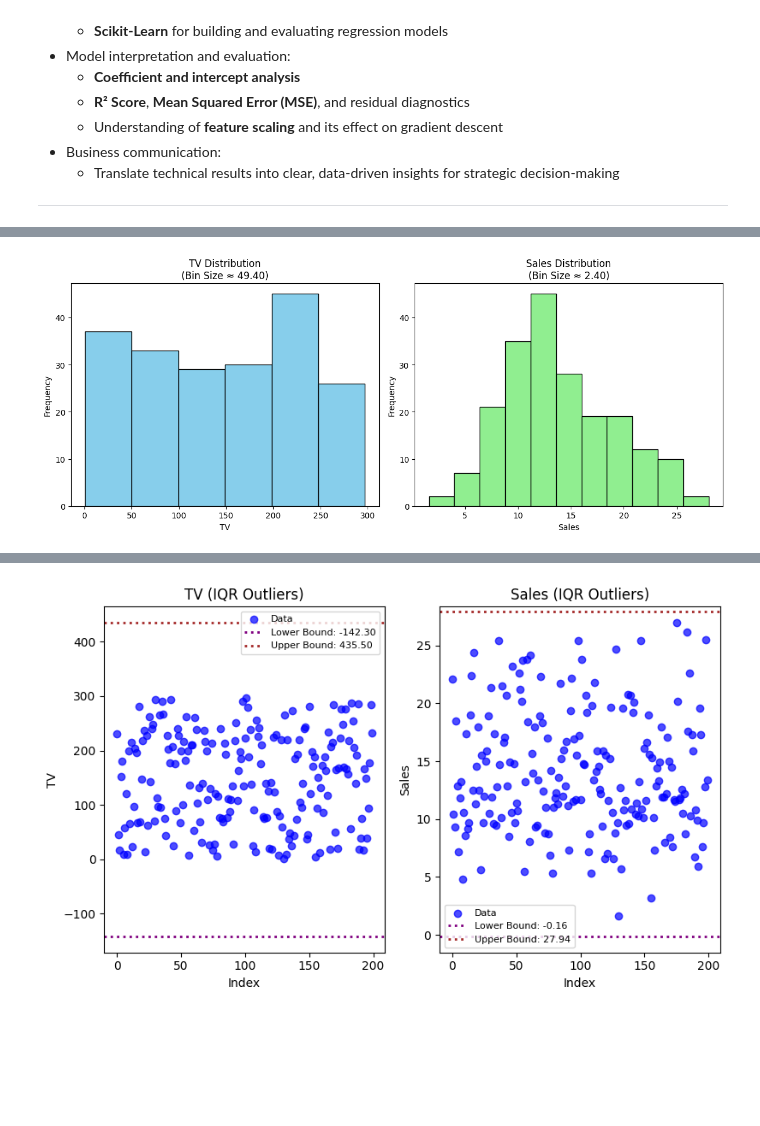
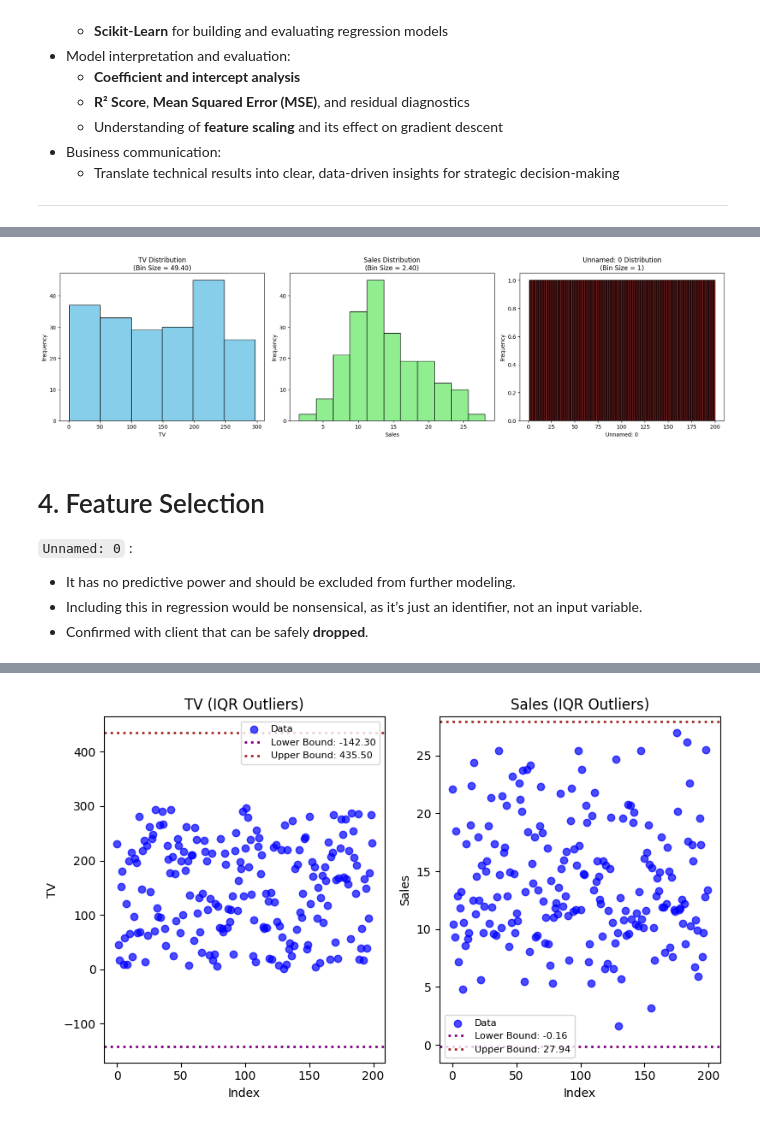
Before and after one commit to alextianyf/LinearRegression-CaseStudy-Spend-Sale-Prediction, a Jupyter notebook: notebooks/01-Simple-LinearRegression.ipynb, the cells around one changed output, grey strips where cells are left out. Saved outputs shown, nothing was run; the diff lists cells and outputs as text; code cells hidden in the pictures; blank space fills up the shorter version.

Commit message:
feature selection

```diff
--- a/notebooks/01-Simple-LinearRegression.ipynb
+++ b/notebooks/01-Simple-LinearRegression.ipynb
@@ -74,8 +74,6 @@ from sklearn.linear_model import LinearRegression
 | `TV`           | TV advertising spending. Unit: **thousands of dollars**.                                      |
 | `Sales`        | Product sales quantity at the corresponding advertising budget. Unit: **thousands of units** *(not dollars)*. |
 # %%
-df = pd.read_csv('Advertising_simple.csv')
-# drop feature 'Unnamed:0'
-df = df.drop(['Unnamed: 0'], axis=1)
+df = pd.read_csv('../data/Advertising_simple.csv')
 df
 # %% [output]
@@ -107,36 +121,47 @@ df.describe().transpose()
 # %%
 # Freedman–Diaconis rule function (returns bin edges and bin size)
 def compute_bin_edges(data):
     q25, q75 = np.percentile(data, [25, 75])
     iqr = q75 - q25
     bin_width = 2 * iqr / (len(data) ** (1/3))
     if bin_width == 0:  # fallback
         bin_width = (data.max() - data.min()) / 10
     bins = np.arange(data.min(), data.max() + bin_width, bin_width)
     return bins, bin_width
 
 # Compute bin edges and size
 tv_bins, tv_bin_width = compute_bin_edges(df['TV'])
 sales_bins, sales_bin_width = compute_bin_edges(df['Sales'])
 
 # Plot
-plt.figure(figsize=(12, 5))
+plt.figure(figsize=(18, 5))
 
-# 2. Histogram: TV
-plt.subplot(1, 2, 1)
+plt.subplot(1, 3, 1)
 plt.hist(df['TV'], bins=tv_bins, color='skyblue', edgecolor='black')
 plt.xlabel("TV")
 plt.ylabel("Frequency")
 plt.title(f"TV Distribution\n(Bin Size ≈ {tv_bin_width:.2f})")
 
-# 3. Histogram: Sales
-plt.subplot(1, 2, 2)
+plt.subplot(1, 3, 2)
 plt.hist(df['Sales'], bins=sales_bins, color='lightgreen', edgecolor='black')
 plt.xlabel("Sales")
 plt.ylabel("Frequency")
 plt.title(f"Sales Distribution\n(Bin Size ≈ {sales_bin_width:.2f})")
 
+plt.subplot(1, 3, 3)
+plt.hist(df['Unnamed: 0'], bins=200, color='brown', edgecolor='black')
+plt.xlabel("Unnamed: 0")
+plt.ylabel("Frequency")
+plt.title(f"Unnamed: 0 Distribution\n(Bin Size = 1)")
+
 plt.tight_layout()
 plt.show()
 # %% [output]
-[figure, old version]
+[figure, new version]
+# %% [markdown]
+# 4. Feature Selection
+
+`Unnamed: 0` :
+- It has no predictive power and should be excluded from further modeling.
+- Including this in regression would be nonsensical, as it’s just an identifier, not an input variable.
+- Confirmed with client that  can be safely **dropped**.
```
Also changed, not shown: parts of 6 cells of this notebook.
